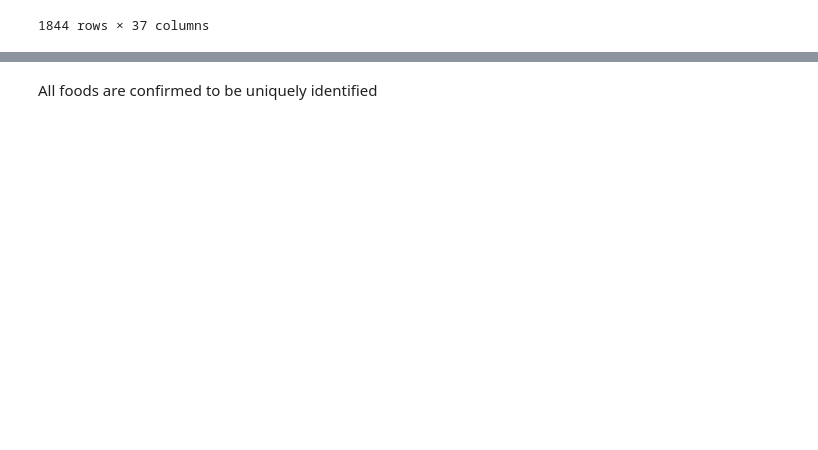
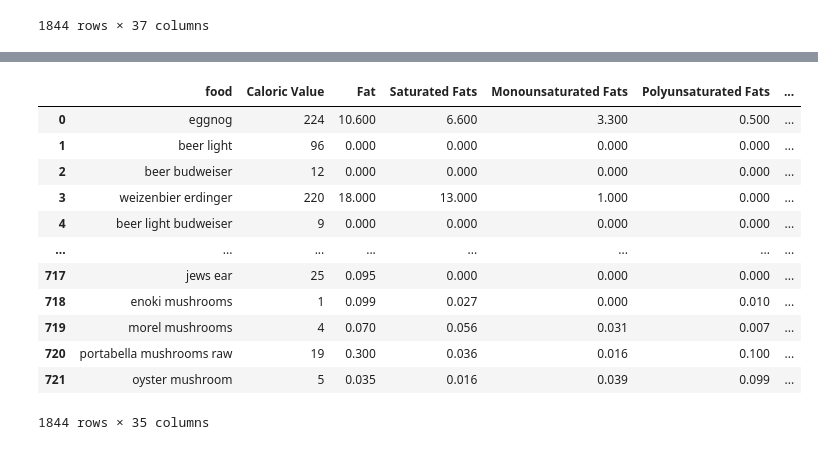
Before and after one commit to Robin-star-lab/Food_Analysis, a Jupyter notebook: FOOD_Analysis.ipynb, the cells around one changed output, grey strips where cells are left out. Drawn from its saved outputs; the diff is of its cells as text; code cells hidden in the pictures; blank space fills up the shorter version.

```diff
--- a/FOOD_Analysis.ipynb
+++ b/FOOD_Analysis.ipynb
@@ -127,6 +131,19 @@ final_df.columns
 # %%
-# Knowing how many foods we have in the dateset
-foods=final_df['food'].value_counts
-foods
+# Droping unnamed columns
+drop_columns=final_df.iloc[:,[0,1]]
+final_df.drop(columns=drop_columns ,inplace=True)
+final_df
+# %% [output]
+|  | food | Caloric Value | Fat | Saturated Fats | Monounsaturated Fats | Polyunsaturated Fats | ... |
+| 0 | eggnog | 224 | 10.600 | 6.600 | 3.300 | 0.500 | ... |
+| 1 | beer light | 96 | 0.000 | 0.000 | 0.000 | 0.000 | ... |
+| 2 | beer budweiser | 12 | 0.000 | 0.000 | 0.000 | 0.000 | ... |
+| 3 | weizenbier erdinger | 220 | 18.000 | 13.000 | 1.000 | 0.000 | ... |
+| 4 | beer light budweiser | 9 | 0.000 | 0.000 | 0.000 | 0.000 | ... |
+| ... | ... | ... | ... | ... | ... | ... | ... |
+| 717 | jews ear | 25 | 0.095 | 0.000 | 0.000 | 0.000 | ... |
+| 718 | enoki mushrooms | 1 | 0.099 | 0.027 | 0.000 | 0.010 | ... |
+| 719 | morel mushrooms | 4 | 0.070 | 0.056 | 0.031 | 0.007 | ... |
+| 720 | portabella mushrooms raw | 19 | 0.300 | 0.036 | 0.016 | 0.100 | ... |
+| 721 | oyster mushroom | 5 | 0.035 | 0.016 | 0.039 | 0.099 | ... |
+1844 rows × 35 columns
-# %% [markdown]
-All foods are confirmed to be uniquely identified
```
Also changed, not shown: parts of 29 cells of this notebook.
